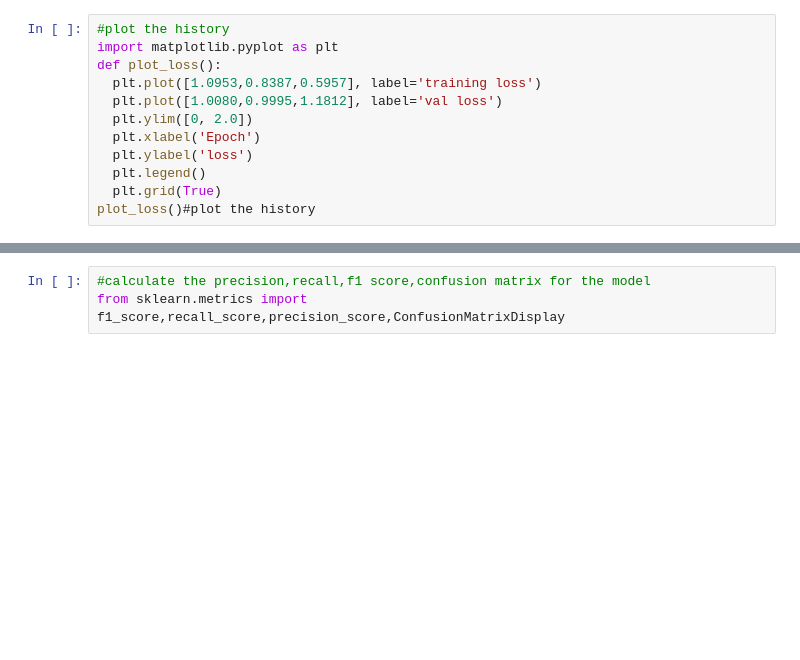
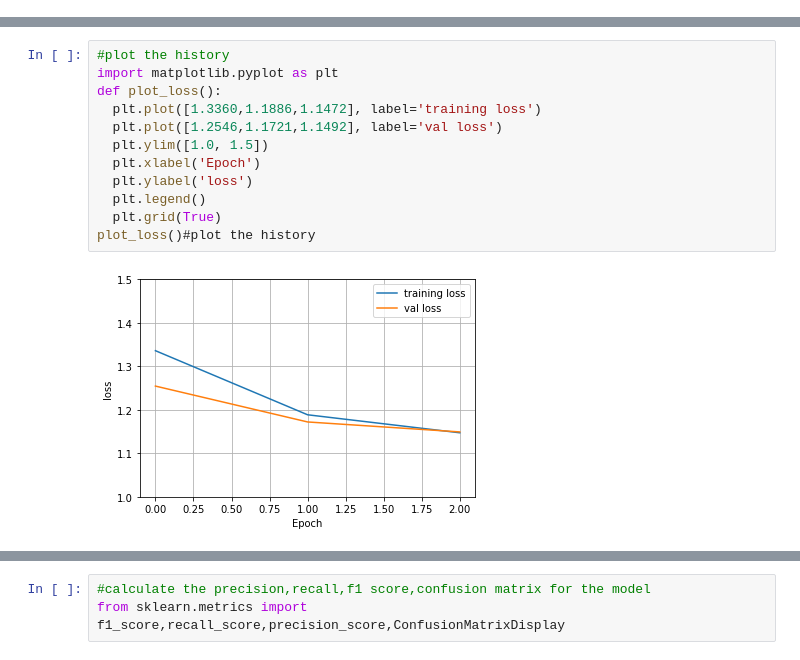
Before and after one commit to Priyanka-code-sys/Thesis_Priyanka, a Jupyter notebook: cnn_lstm.ipynb, the cells around one changed output, grey strips where cells are left out. Cells and saved outputs as stored; diff of their text form; blank space fills up the shorter version.

```diff
--- a/cnn_lstm.ipynb
+++ b/cnn_lstm.ipynb
@@ -434,12 +51,0 @@ Epoch 3/3
-# %%
-#plot the history
-import matplotlib.pyplot as plt
-def plot_loss():
-  plt.plot([1.0953,0.8387,0.5957], label='training loss')
-  plt.plot([1.0080,0.9995,1.1812], label='val loss')
-  plt.ylim([0, 2.0])
-  plt.xlabel('Epoch')
-  plt.ylabel('loss')
-  plt.legend()
-  plt.grid(True)
-plot_loss()#plot the history
@@ -506,0 +213,14 @@ the real values      =[[0. 0. 1. 0. 0.]
+# %%
+#plot the history
+import matplotlib.pyplot as plt
+def plot_loss():
+  plt.plot([1.3360,1.1886,1.1472], label='training loss')
+  plt.plot([1.2546,1.1721,1.1492], label='val loss')
+  plt.ylim([1.0, 1.5])
+  plt.xlabel('Epoch')
+  plt.ylabel('loss')
+  plt.legend()
+  plt.grid(True)
+plot_loss()#plot the history
+# %% [output]
+[figure, added]
```
Also changed, not shown: parts of 83 cells of this notebook.
